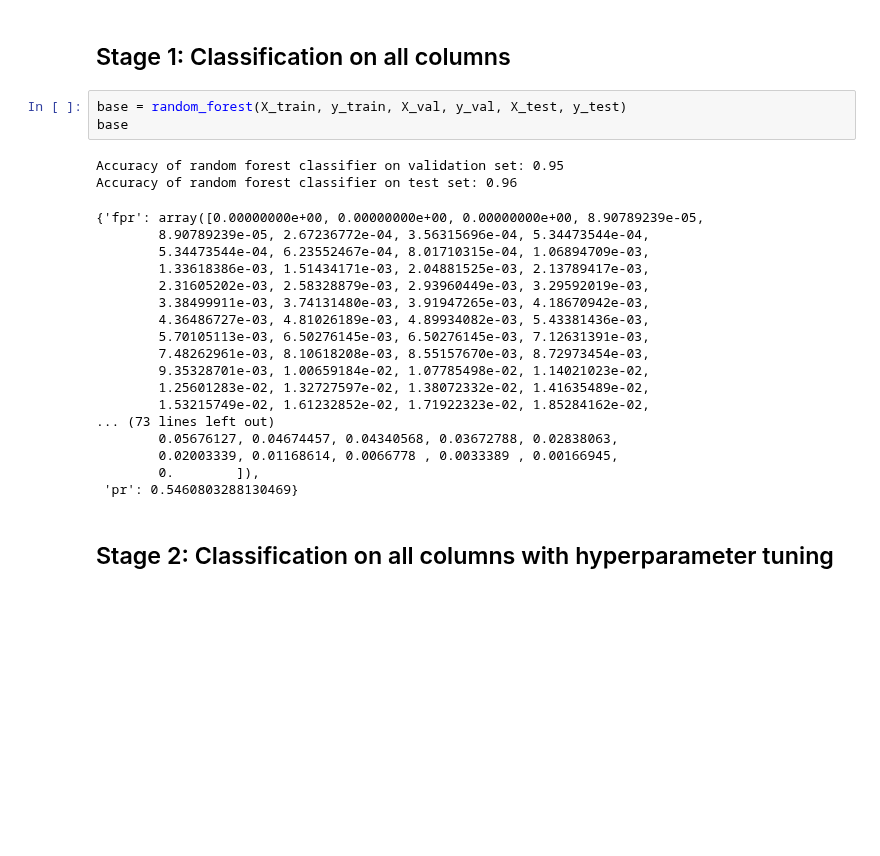
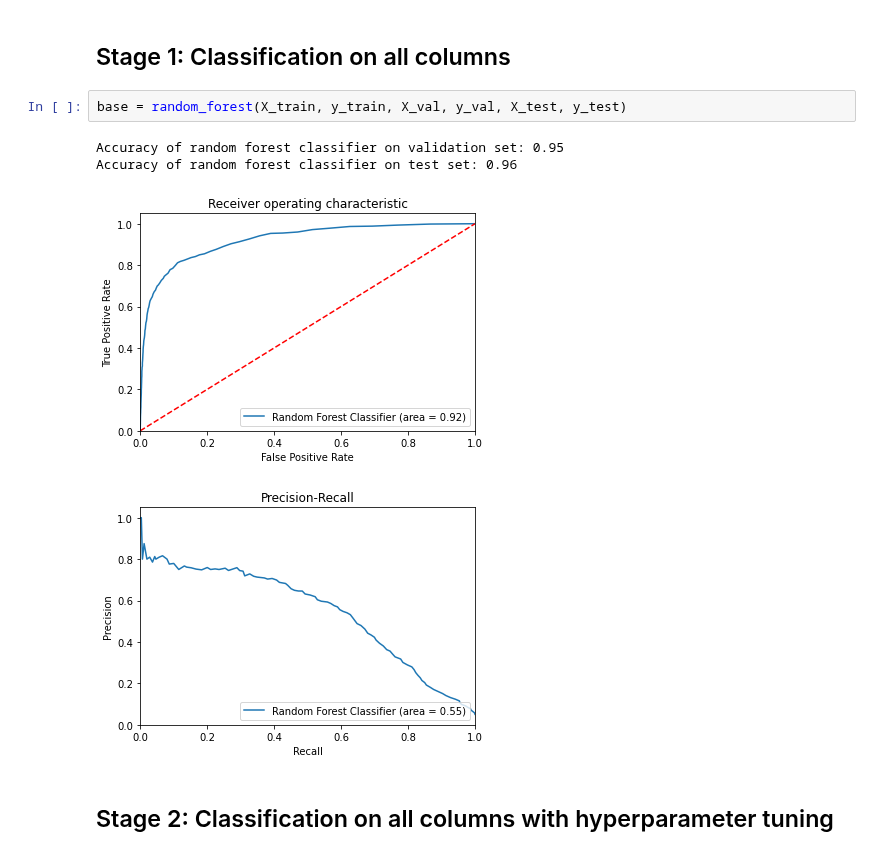
Before and after one commit to claudia-07/DSA4262-ACMXZ, a Jupyter notebook: modelling/rf_claudia.ipynb, the cells around one changed output. Cells and saved outputs as stored; diff of their text form; blank space fills up the shorter version.

Commit message:
editing of classification function to combine plots

```diff
--- a/modelling/rf_claudia.ipynb
+++ b/modelling/rf_claudia.ipynb
@@ -200,27 +172,11 @@ def var_selection(X_train, y_train, model, method = SelectFromModel):
 ## Stage 1: Classification on all columns
 # %%
 base = random_forest(X_train, y_train, X_val, y_val, X_test, y_test)
-base
 # %% [output]
 Accuracy of random forest classifier on validation set: 0.95
 Accuracy of random forest classifier on test set: 0.96
-{'fpr': array([0.00000000e+00, 0.00000000e+00, 0.00000000e+00, 8.90789239e-05,
-        8.90789239e-05, 2.67236772e-04, 3.56315696e-04, 5.34473544e-04,
-        5.34473544e-04, 6.23552467e-04, 8.01710315e-04, 1.06894709e-03,
-        1.33618386e-03, 1.51434171e-03, 2.04881525e-03, 2.13789417e-03,
-        2.31605202e-03, 2.58328879e-03, 2.93960449e-03, 3.29592019e-03,
-        3.38499911e-03, 3.74131480e-03, 3.91947265e-03, 4.18670942e-03,
-        4.36486727e-03, 4.81026189e-03, 4.89934082e-03, 5.43381436e-03,
-        5.70105113e-03, 6.50276145e-03, 6.50276145e-03, 7.12631391e-03,
-        7.48262961e-03, 8.10618208e-03, 8.55157670e-03, 8.72973454e-03,
-        9.35328701e-03, 1.00659184e-02, 1.07785498e-02, 1.14021023e-02,
-        1.25601283e-02, 1.32727597e-02, 1.38072332e-02, 1.41635489e-02,
-        1.53215749e-02, 1.61232852e-02, 1.71922323e-02, 1.85284162e-02,
-... (73 lines left out)
-        0.05676127, 0.04674457, 0.04340568, 0.03672788, 0.02838063,
-        0.02003339, 0.01168614, 0.0066778 , 0.0033389 , 0.00166945,
-        0.        ]),
- 'pr': 0.5460803288130469}
+[figure, added]
+[figure, added]
 # %% [markdown]
 ## Stage 2: Classification on all columns with hyperparameter tuning
 # %%
```
Also changed, not shown: parts of 2 cells of this notebook.
